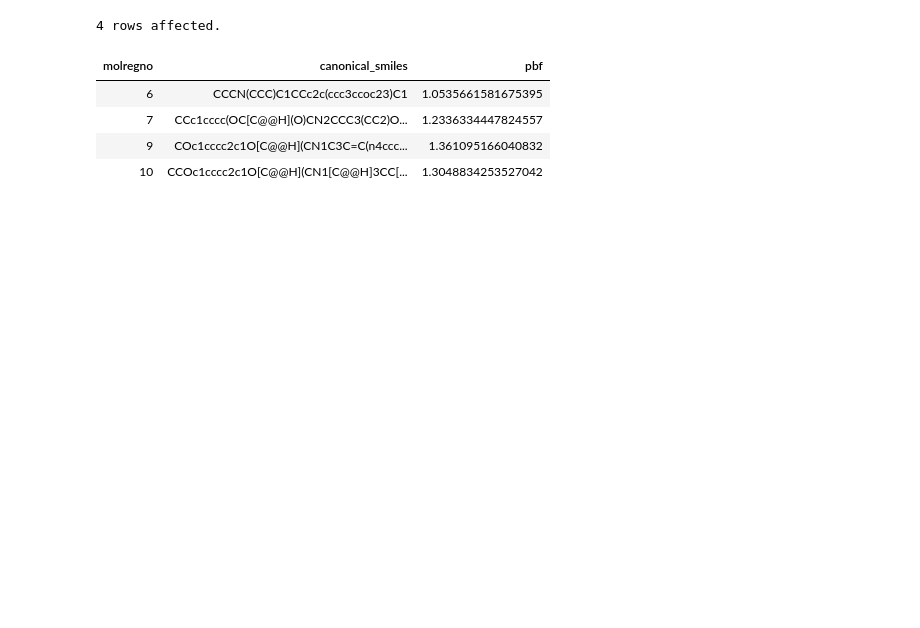
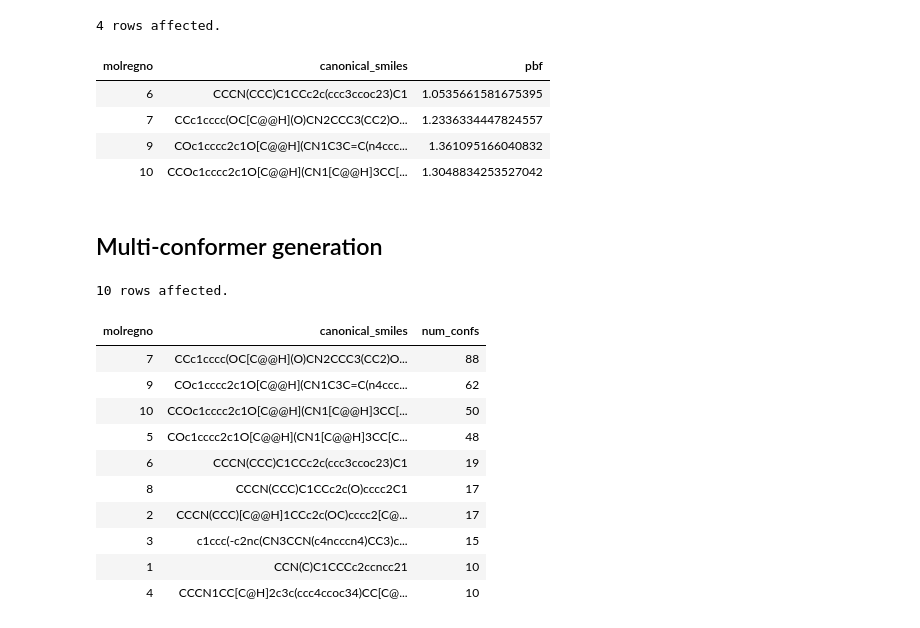
Before and after one commit to rinikerlab/lightweight-registration, a Jupyter notebook: demos/02_computational_experiment_1.ipynb, the cells around one changed output. Saved outputs shown, nothing was run; the diff lists cells and outputs as text; code cells hidden in the pictures; blank space fills up the shorter version.

```diff
--- a/demos/02_computational_experiment_1.ipynb
+++ b/demos/02_computational_experiment_1.ipynb
@@ -186,3 +193,5 @@ str(uid)
 | 7 | CCc1cccc(OC[C@@H](O)CN2CCC3(CC2)O... | 1.2336334447824557 |
 | 9 | COc1cccc2c1O[C@@H](CN1C3C=C(n4ccc... | 1.361095166040832 |
 | 10 | CCOc1cccc2c1O[C@@H](CN1[C@@H]3CC[... | 1.3048834253527042 |
+# %% [markdown]
+## Multi-conformer generation
@@ -188,0 +215,6 @@ str(uid)
+# %%
+import json
+import uuid
+cg_expt_uid = str(uuid.uuid4())
+curs.execute('insert into experiments.metadata values (%s,%s)',(str(cg_expt_uid),json.dumps(cg_expt_metadata)))
+cn.commit()
@@ -188,0 +253,18 @@ str(uid)
+# %%
+%sql postgresql://localhost/lwreg_experiments_demo \
+    select molregno,canonical_smiles,jsonb_array_length(data->'MMFF94s_energies') num_confs from experiments.data \
+            join hashes using (molregno) where expt_uid=:cg_expt_uid \
+        order by num_confs desc;
+# %% [output]
+10 rows affected.
+| molregno | canonical_smiles | num_confs |
+| 7 | CCc1cccc(OC[C@@H](O)CN2CCC3(CC2)O... | 88 |
+| 9 | COc1cccc2c1O[C@@H](CN1C3C=C(n4ccc... | 62 |
+| 10 | CCOc1cccc2c1O[C@@H](CN1[C@@H]3CC[... | 50 |
+| 5 | COc1cccc2c1O[C@@H](CN1[C@@H]3CC[C... | 48 |
+| 6 | CCCN(CCC)C1CCc2c(ccc3ccoc23)C1 | 19 |
+| 8 | CCCN(CCC)C1CCc2c(O)cccc2C1 | 17 |
+| 2 | CCCN(CCC)[C@@H]1CCc2c(OC)cccc2[C@... | 17 |
+| 3 | c1ccc(-c2nc(CN3CCN(c4ncccn4)CC3)c... | 15 |
+| 1 | CCN(C)C1CCCc2ccncc21 | 10 |
+| 4 | CCCN1CC[C@H]2c3c(ccc4ccoc34)CC[C@... | 10 |
```
Also changed, not shown: parts of 32 cells of this notebook.
